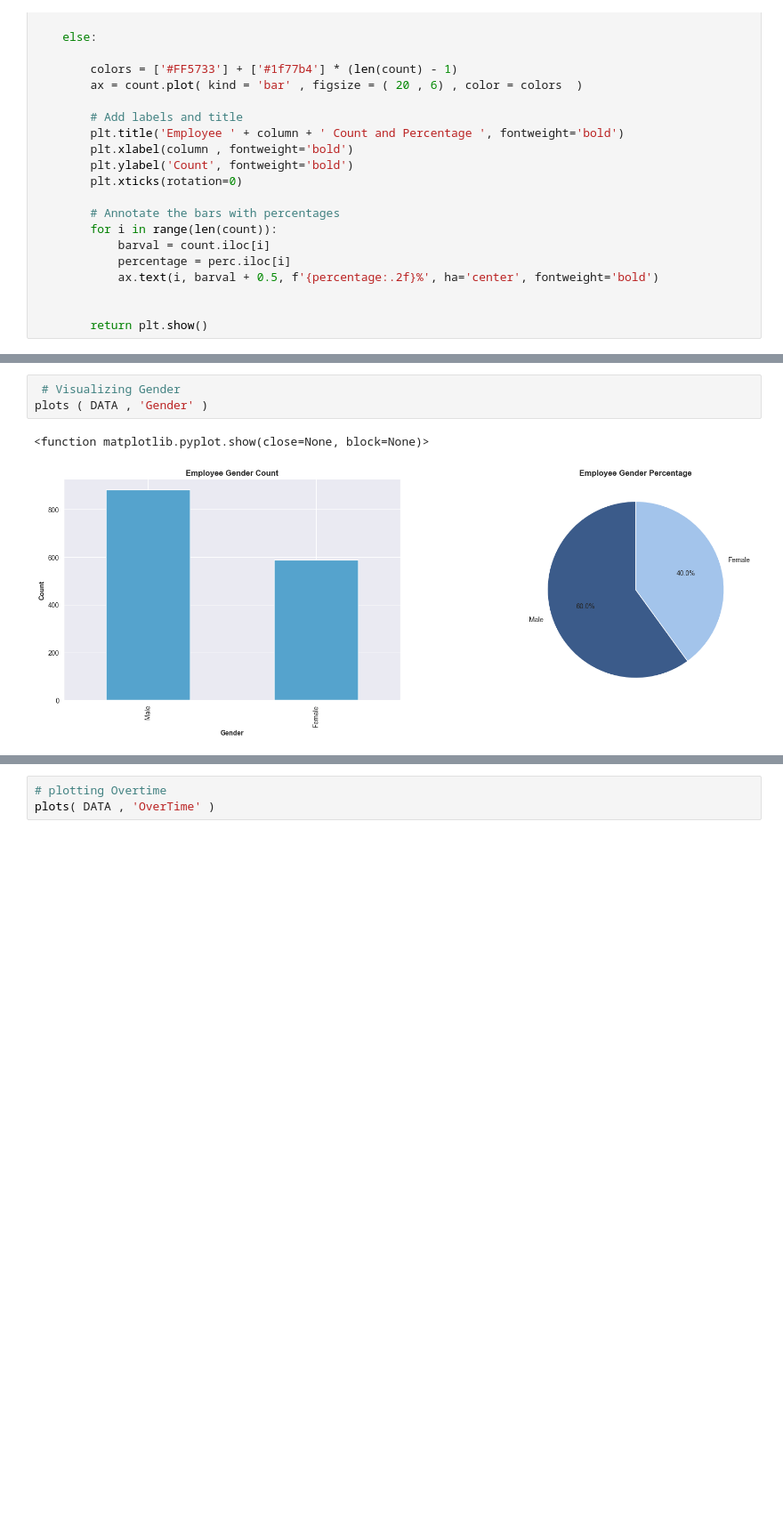
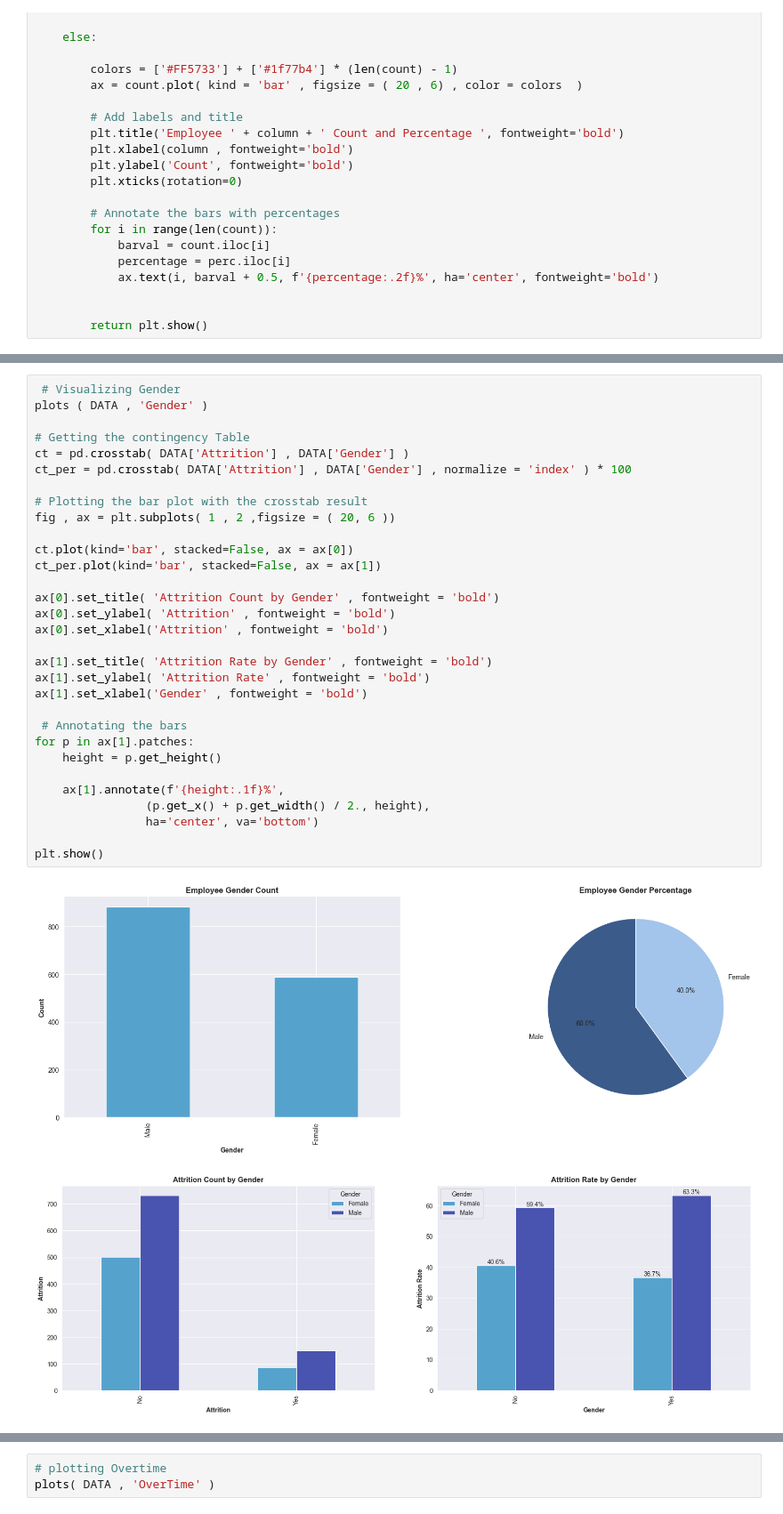
Before and after one commit to George-Njuguna/HR-ATTRITION-MODELLING, a Jupyter notebook: EDA.ipynb, the cells around one changed output, grey strips where cells are left out. Shown: that part at 89% size. Saved outputs shown, nothing was run; the diff lists cells and outputs as text; blank space fills up the shorter version.

```diff
--- a/EDA.ipynb
+++ b/EDA.ipynb
@@ -140,7 +145,35 @@ From the visualizations, it is evident that the majority of employees remain wit
 # %%
  # Visualizing Gender
 plots ( DATA , 'Gender' )
+
+# Getting the contingency Table
+ct = pd.crosstab( DATA['Attrition'] , DATA['Gender'] )
+ct_per = pd.crosstab( DATA['Attrition'] , DATA['Gender'] , normalize = 'index' ) * 100
+
+# Plotting the bar plot with the crosstab result
+fig , ax = plt.subplots( 1 , 2 ,figsize = ( 20, 6 ))
+
+ct.plot(kind='bar', stacked=False, ax = ax[0])
+ct_per.plot(kind='bar', stacked=False, ax = ax[1])
+
+ax[0].set_title( 'Attrition Count by Gender' , fontweight = 'bold')
+ax[0].set_ylabel( 'Attrition' , fontweight = 'bold')
+ax[0].set_xlabel('Attrition' , fontweight = 'bold')
+
+ax[1].set_title( 'Attrition Rate by Gender' , fontweight = 'bold')
+ax[1].set_ylabel( 'Attrition Rate' , fontweight = 'bold')
+ax[1].set_xlabel('Gender' , fontweight = 'bold')
+
+ # Annotating the bars
+for p in ax[1].patches:
+    height = p.get_height()
+
+    ax[1].annotate(f'{height:.1f}%',
+                (p.get_x() + p.get_width() / 2., height),
+                ha='center', va='bottom')
+
+plt.show()
 # %% [output]
-<function matplotlib.pyplot.show(close=None, block=None)>
 [figure]
+[figure, added]
 # %% [markdown]
```
Also changed, not shown: parts of 4 cells of this notebook.
